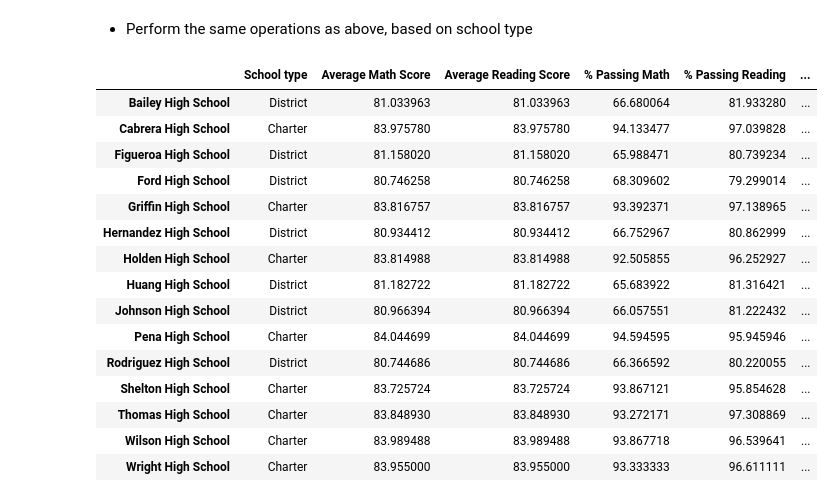
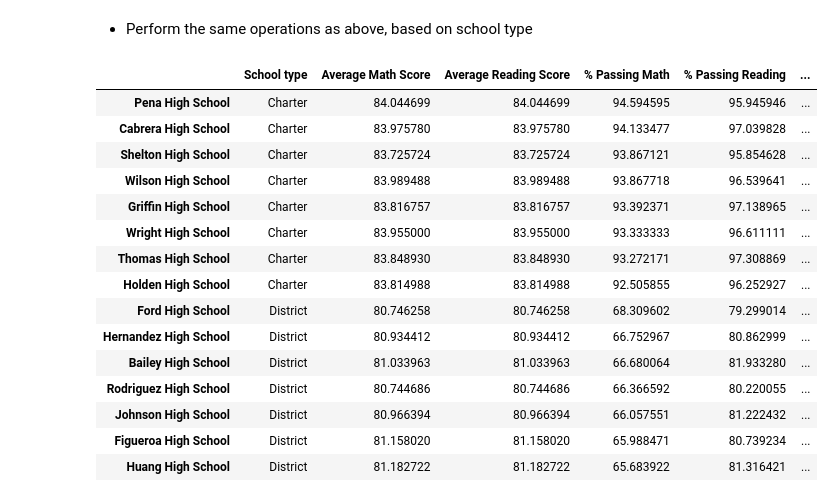
Before and after one commit to Quinn-johndavid/pandas-challenge, a Jupyter notebook: PyCitySchools/PyCitySchools_starter.ipynb, the cells around one changed output. Cells and saved outputs as stored; diff of their text form; code cells hidden in the pictures.

```diff
--- a/PyCitySchools/PyCitySchools_starter.ipynb
+++ b/PyCitySchools/PyCitySchools_starter.ipynb
@@ -238,11 +243,16 @@ readingByGradeDF
   * % Passing Reading
   * Overall Passing Rate (Average of the above two)
 # %%
-budgetBin = [0,585, 615, 645, 675]
+#declaring the size and group names based off of values
+budgetBin = [0, 585, 615, 645, 680]
 budgetGroupNames = ["<$585", "$585-630", "$630-645", "$645-680"]
 
+#adding in a new column that we just made using bins and their respective group name
 schoolSummaryDF["Spending Ranges (Per Student)"] = pd.cut(schoolSummaryDF["Total School budget"]/schoolSummaryDF["Total Students"],budgetBin, labels=budgetGroupNames)
-schoolScores=schoolSummaryDF.drop(columns=["Total Students","Total School budget","School type","Per Student Budget"])
-schoolScores
+
+
+schoolScoresDF=schoolSummaryDF.drop(columns=["Total Students","Total School budget","School type","Per Student Budget"])
+schoolScoresSortedDF = schoolScoresDF.sort_values(["% Overall Passing Rate"],ascending=False)
+schoolScoresSortedDF.head(15)
 # %% [output]
 |  | Average Math Score | Average Reading Score | % Passing Math | % Passing Reading | % Overall Passing Rate | ... |
@@ -294,22 +305,25 @@ schoolScores
 # %% [markdown]
 * Perform the same operations as above, based on school type
 # %%
+#Drops columns from the schoolsummaryDF annd then sorts by the overall passing rate so we can get a clearer picture
 schoolScoresByType = schoolSummaryDF.drop (columns=["Total Students","Total School budget", "Per Student Budget"])
-schoolScoresByType.head(15)
+schoolScoresByTypeDF= schoolScoresByType.sort_values(["% Overall Passing Rate"],ascending=False)
+
+schoolScoresByTypeDF.head(15)
 # %% [output]
 |  | School type | Average Math Score | Average Reading Score | % Passing Math | % Passing Reading | ... |
+| Pena High School | Charter | 84.044699 | 84.044699 | 94.594595 | 95.945946 | ... |
+| Cabrera High School | Charter | 83.975780 | 83.975780 | 94.133477 | 97.039828 | ... |
+| Shelton High School | Charter | 83.725724 | 83.725724 | 93.867121 | 95.854628 | ... |
+| Wilson High School | Charter | 83.989488 | 83.989488 | 93.867718 | 96.539641 | ... |
+| Griffin High School | Charter | 83.816757 | 83.816757 | 93.392371 | 97.138965 | ... |
+| Wright High School | Charter | 83.955000 | 83.955000 | 93.333333 | 96.611111 | ... |
+| Thomas High School | Charter | 83.848930 | 83.848930 | 93.272171 | 97.308869 | ... |
+| Holden High School | Charter | 83.814988 | 83.814988 | 92.505855 | 96.252927 | ... |
+| Ford High School | District | 80.746258 | 80.746258 | 68.309602 | 79.299014 | ... |
+| Hernandez High School | District | 80.934412 | 80.934412 | 66.752967 | 80.862999 | ... |
 | Bailey High School | District | 81.033963 | 81.033963 | 66.680064 | 81.933280 | ... |
-| Cabrera High School | Charter | 83.975780 | 83.975780 | 94.133477 | 97.039828 | ... |
+| Rodriguez High School | District | 80.744686 | 80.744686 | 66.366592 | 80.220055 | ... |
+| Johnson High School | District | 80.966394 | 80.966394 | 66.057551 | 81.222432 | ... |
 | Figueroa High School | District | 81.158020 | 81.158020 | 65.988471 | 80.739234 | ... |
-| Ford High School | District | 80.746258 | 80.746258 | 68.309602 | 79.299014 | ... |
-| Griffin High School | Charter | 83.816757 | 83.816757 | 93.392371 | 97.138965 | ... |
-| Hernandez High School | District | 80.934412 | 80.934412 | 66.752967 | 80.862999 | ... |
-| Holden High School | Charter | 83.814988 | 83.814988 | 92.505855 | 96.252927 | ... |
 | Huang High School | District | 81.182722 | 81.182722 | 65.683922 | 81.316421 | ... |
-| Johnson High School | District | 80.966394 | 80.966394 | 66.057551 | 81.222432 | ... |
-| Pena High School | Charter | 84.044699 | 84.044699 | 94.594595 | 95.945946 | ... |
-| Rodriguez High School | District | 80.744686 | 80.744686 | 66.366592 | 80.220055 | ... |
-| Shelton High School | Charter | 83.725724 | 83.725724 | 93.867121 | 95.854628 | ... |
-| Thomas High School | Charter | 83.848930 | 83.848930 | 93.272171 | 97.308869 | ... |
-| Wilson High School | Charter | 83.989488 | 83.989488 | 93.867718 | 96.539641 | ... |
-| Wright High School | Charter | 83.955000 | 83.955000 | 93.333333 | 96.611111 | ... |
```
Also changed, not shown: parts of 8 cells of this notebook.
